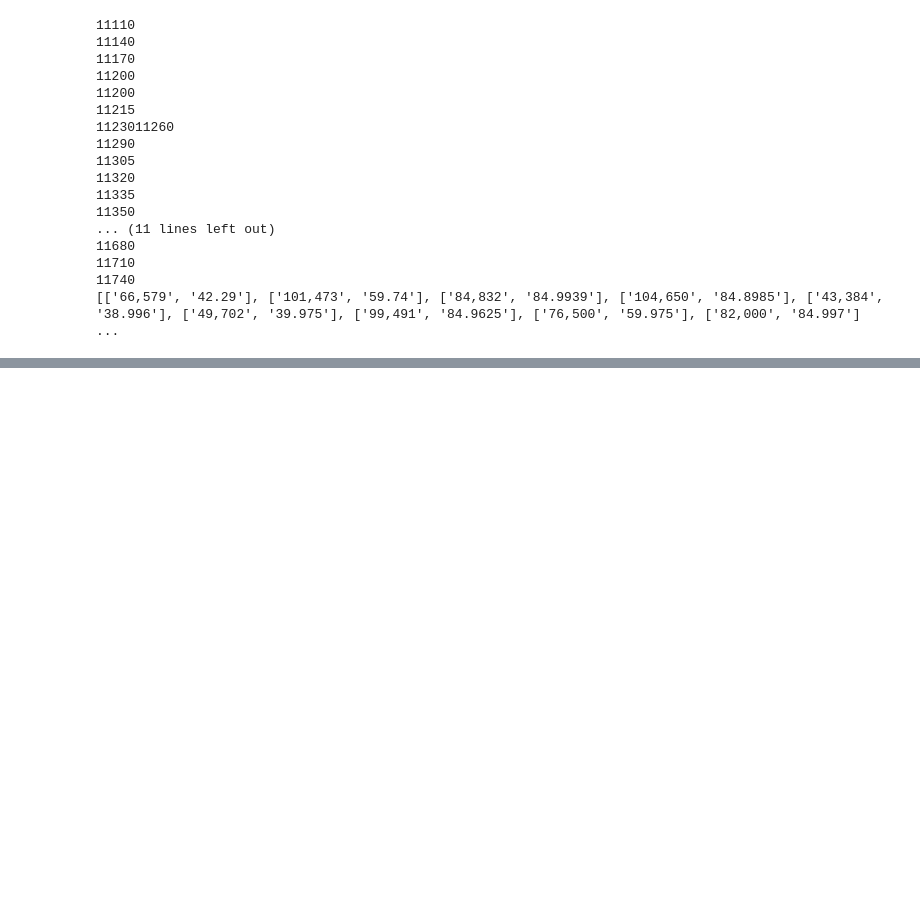
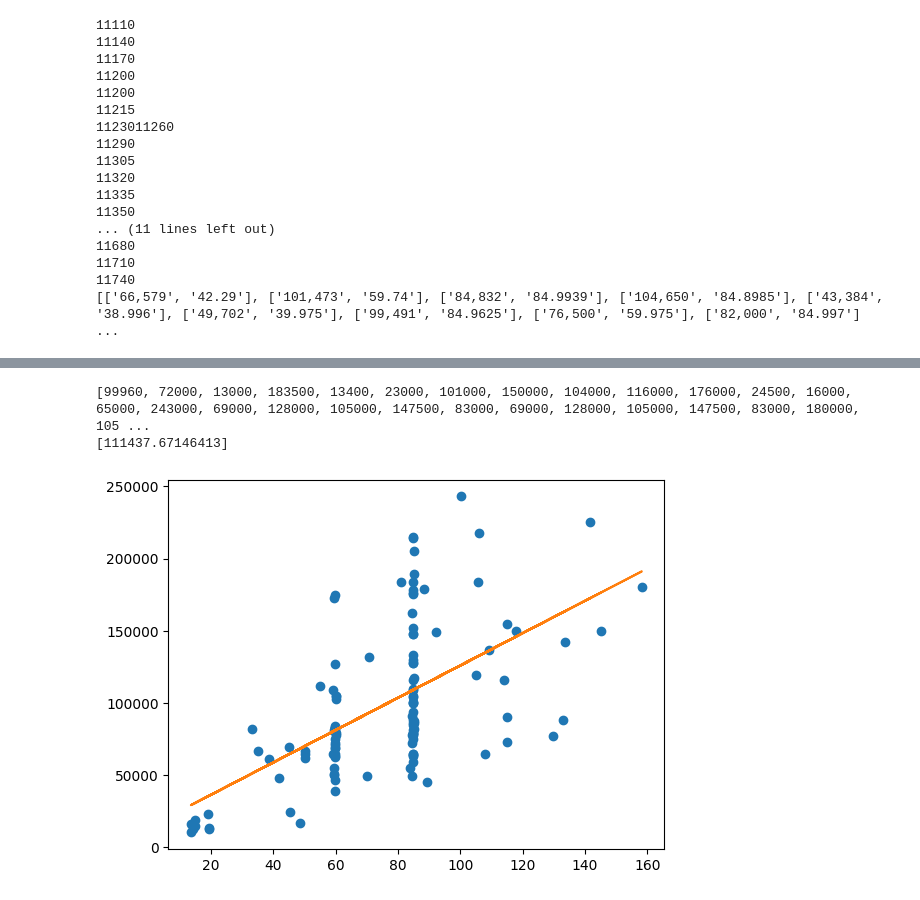
Before and after one commit to BOOOO0/real-estate-price, a Jupyter notebook: main.ipynb, the cells around one changed output, grey strips where cells are left out. Saved outputs shown, nothing was run; the diff lists cells and outputs as text; code cells hidden in the pictures; blank space fills up the shorter version.

Commit message:
feat: real estate linear regression
일반 부동산 거래 선형회귀

```diff
--- a/main.ipynb
+++ b/main.ipynb
@@ -257,0 +294,5 @@ plt.show()
+# %%
+# 데이터 프레임 생성
+df_b = pd.DataFrame(datas, columns=['price','space'])
+
+print(df_b.head)
@@ -257,0 +314,35 @@ plt.show()
+# %%
+# 일반 부동산 거래에 대한 선형 회귀
+price = df_b['price']
+space = df_b['space']
+
+prices = list(map(str,price))
+
+new_price = []
+
+# 왼쪽 공백을 제거하고 100,000 형태의 문자열을 치환한 후 정수로 변환
+for i in range(0,len(prices)):
+    temp = prices[i].lstrip()
+    temp = temp.replace(",","")
+    new_price.append(int(temp))
+
+# 실수형으로 변환
+new_space = list(map(float,space))
+
+print(new_price)
+
+new_price = np.array(new_price)
+new_space = np.array(new_space)
+
+linear_fitter = LinearRegression()
+linear_fitter.fit(new_space.reshape(-1,1),new_price)
+
+print(linear_fitter.predict([[87]]))
+
+plt.plot(new_space,new_price,'o')
+plt.plot(new_space, linear_fitter.predict(new_space.reshape(-1,1)))
+plt.show()
+# %% [output]
+[99960, 72000, 13000, 183500, 13400, 23000, 101000, 150000, 104000, 116000, 176000, 24500, 16000, 65000, 243000, 69000, 128000, 105000, 147500, 83000, 69000, 128000, 105000, 147500, 83000, 180000, 105 ...
+[111437.67146413]
+[figure, added]
```
Also changed, not shown: parts of 8 cells of this notebook.
